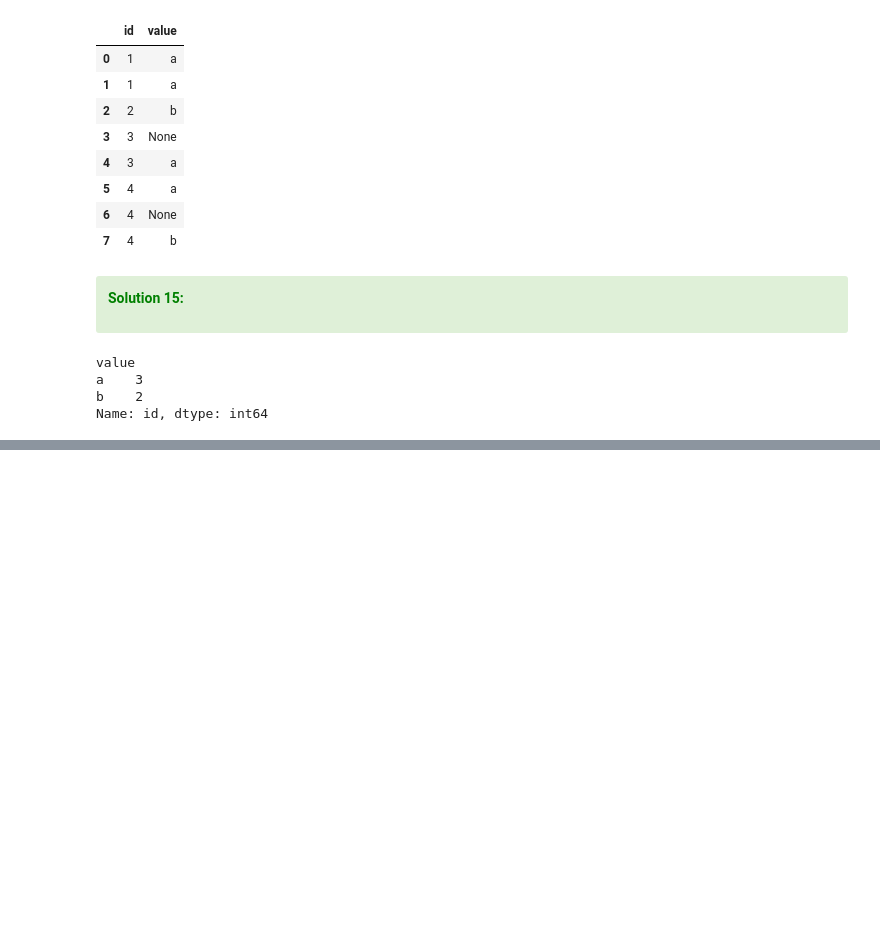
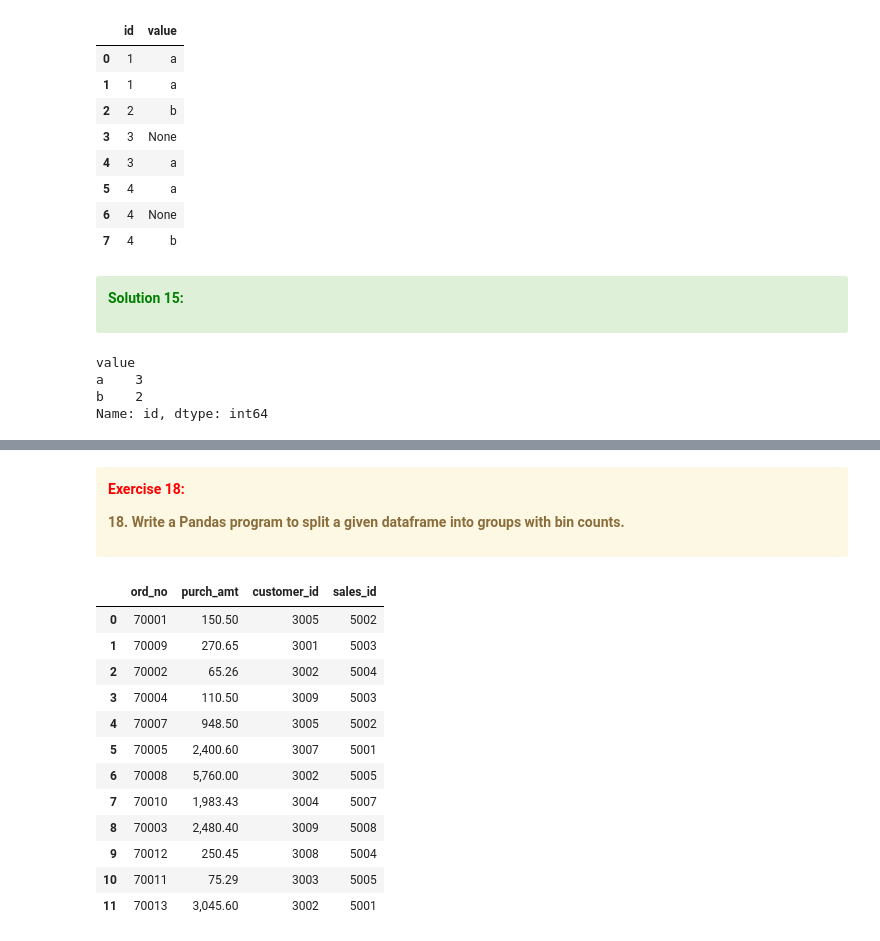
Before and after one commit to aziart/pandas-exercises, a Jupyter notebook: 12 - w3exercises/01 - Grouping and Aggregating 1/01 - Grouping and Aggregationg.ipynb, the cells around one changed output, grey strips where cells are left out. Cells and saved outputs as stored; diff of their text form; code cells hidden in the pictures; blank space fills up the shorter version.

Commit message:
12_01 Grouping and Aggregating: 18/32

```diff
--- a/12 - w3exercises/01 - Grouping and Aggregating 1/01 - Grouping and Aggregationg.ipynb
+++ b/12 - w3exercises/01 - Grouping and Aggregating 1/01 - Grouping and Aggregationg.ipynb
@@ -680,0 +745,28 @@ Name: id, dtype: int64
+# %% [markdown]
+<div class="alert alert-warning">
+
+**<font color="red">Exercise 18:</font>**
+
+**18. Write a Pandas program to split a given dataframe into groups with bin counts.**
+# %%
+df = pd.DataFrame({
+'ord_no':[70001,70009,70002,70004,70007,70005,70008,70010,70003,70012,70011,70013],
+'purch_amt':[150.5,270.65,65.26,110.5,948.5,2400.6,5760,1983.43,2480.4,250.45, 75.29,3045.6],
+'customer_id':[3005,3001,3002,3009,3005,3007,3002,3004,3009,3008,3003,3002],
+'sales_id':[5002,5003,5004,5003,5002,5001,5005,5007,5008,5004,5005,5001]})
+
+df
+# %% [output]
+|  | ord_no | purch_amt | customer_id | sales_id |
+| 0 | 70001 | 150.50 | 3005 | 5002 |
+| 1 | 70009 | 270.65 | 3001 | 5003 |
+| 2 | 70002 | 65.26 | 3002 | 5004 |
+| 3 | 70004 | 110.50 | 3009 | 5003 |
+| 4 | 70007 | 948.50 | 3005 | 5002 |
+| 5 | 70005 | 2,400.60 | 3007 | 5001 |
+| 6 | 70008 | 5,760.00 | 3002 | 5005 |
+| 7 | 70010 | 1,983.43 | 3004 | 5007 |
+| 8 | 70003 | 2,480.40 | 3009 | 5008 |
+| 9 | 70012 | 250.45 | 3008 | 5004 |
+| 10 | 70011 | 75.29 | 3003 | 5005 |
+| 11 | 70013 | 3,045.60 | 3002 | 5001 |
```
Also changed, not shown: parts of 10 cells of this notebook.
